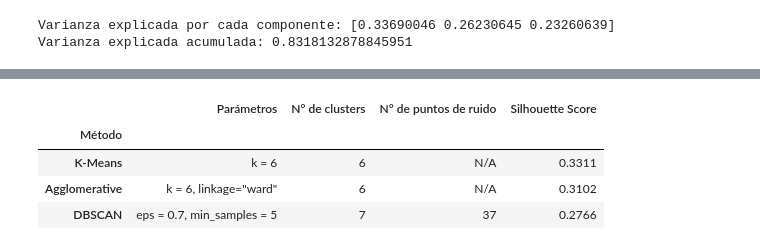
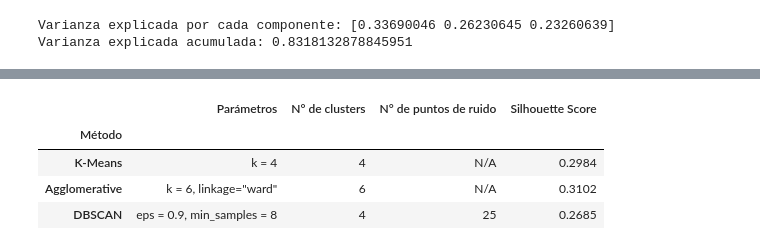
Before and after one commit to lacastrilf/Workshops-Machine-Learning, a Jupyter notebook: 03_Workshop/mall_customers_clustering.ipynb, the cells around one changed output, grey strips where cells are left out. Saved outputs shown, nothing was run; the diff lists cells and outputs as text; code cells hidden in the pictures.

```diff
--- a/03_Workshop/mall_customers_clustering.ipynb
+++ b/03_Workshop/mall_customers_clustering.ipynb
@@ -163,7 +163,7 @@ df_kmeans.round(4)
 # %%
 # K-Means
 
-k=6
+k=4
 model = KMeans(
     n_clusters=k,
     random_state=42,
@@ -288,8 +288,9 @@ df_dbscan.round(4)
 | 19 | 1.1 | 10 | 2 | 10 | 0.2882 |
 # %%
 # Modelo final de DBSCAN con los parámetros elegidos
-labels_dbscan = DBSCAN(eps=0.7, min_samples=5).fit_predict(X_scaled)
-labels_kmeans = labels  # K-Means con k=6
+eps_final, min_samples_final = 0.9, 8
+labels_dbscan = DBSCAN(eps=eps_final, min_samples=min_samples_final).fit_predict(X_scaled)
+labels_kmeans = labels  # K-Means con el k de la celda de K-Means
 
 print("DBSCAN -> clusters:", len(set(labels_dbscan) - {-1}), "| ruido:", (labels_dbscan == -1).sum())
 # %% [output]
@@ -338,34 +340,36 @@ plot_clusters_3d(X_pca, labels_dbscan, "DBSCAN (eps=0.7, min_samples=5)")
 # %%
 mask_db = labels_dbscan != -1
+k_kmeans = len(set(labels_kmeans))
 
 comparison = pd.DataFrame([
     {
         "Método": "K-Means",
-        "Parámetros": "k = 6",
-        "N° de clusters": len(set(labels_kmeans)),
+        "Parámetros": f"k = {k_kmeans}",
+        "N° de clusters": k_kmeans,
         "N° de puntos de ruido": "N/A",
         "Silhouette Score": silhouette_score(X_scaled, labels_kmeans),
     },
     {
         "Método": "Agglomerative",
-        "Parámetros": 'k = 6, linkage="ward"',
+        "Parámetros": f'k = {best_k_agg}, linkage="ward"',
         "N° de clusters": len(set(labels_agglomerative)),
         "N° de puntos de ruido": "N/A",
         "Silhouette Score": silhouette_score(X_scaled, labels_agglomerative),
     },
     {
         "Método": "DBSCAN",
-        "Parámetros": "eps = 0.7, min_samples = 5",
+        "Parámetros": f"eps = {eps_final}, min_samples = {min_samples_final}",
         "N° de clusters": len(set(labels_dbscan[mask_db])),
         "N° de puntos de ruido": int((~mask_db).sum()),
         # El ruido se excluye del cálculo
         "Silhouette Score": silhouette_score(X_scaled[mask_db], labels_dbscan[mask_db]),
-    },]).set_index("Método")
+    },
+]).set_index("Método")
 
 comparison.round(4)
 # %% [output]
 |  | Parámetros | N° de clusters | N° de puntos de ruido | Silhouette Score |
 | Método |  |  |  |  |
-| K-Means | k = 6 | 6 | N/A | 0.3311 |
+| K-Means | k = 4 | 4 | N/A | 0.2984 |
 | Agglomerative | k = 6, linkage="ward" | 6 | N/A | 0.3102 |
-| DBSCAN | eps = 0.7, min_samples = 5 | 7 | 37 | 0.2766 |
+| DBSCAN | eps = 0.9, min_samples = 8 | 4 | 25 | 0.2685 |
```
Also changed, not shown: parts of 3 cells of this notebook.
